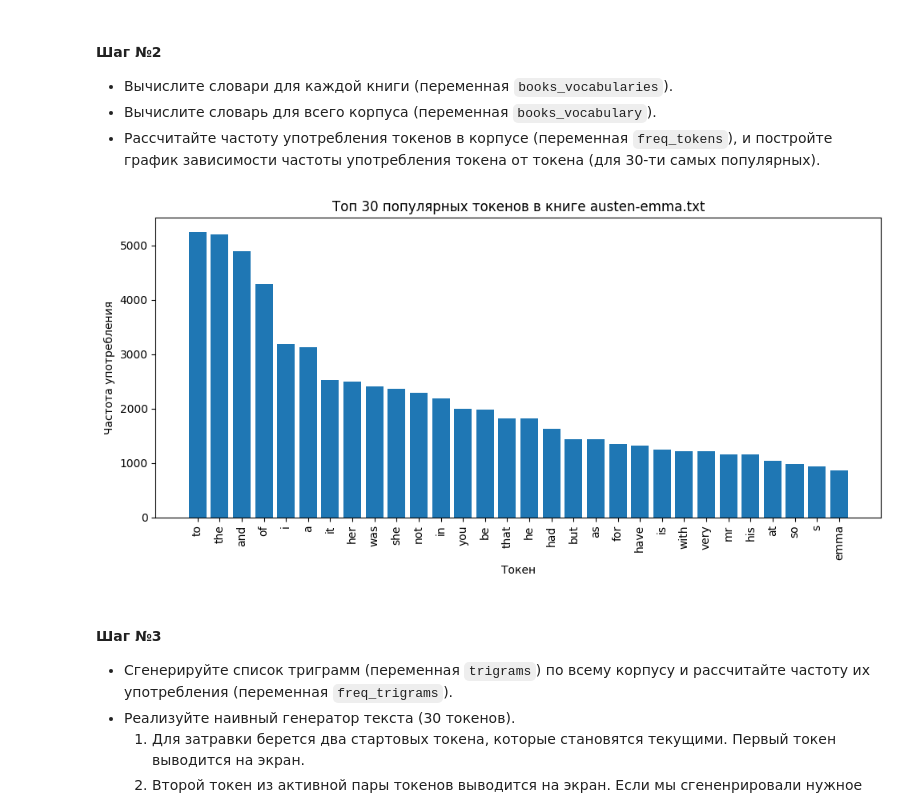
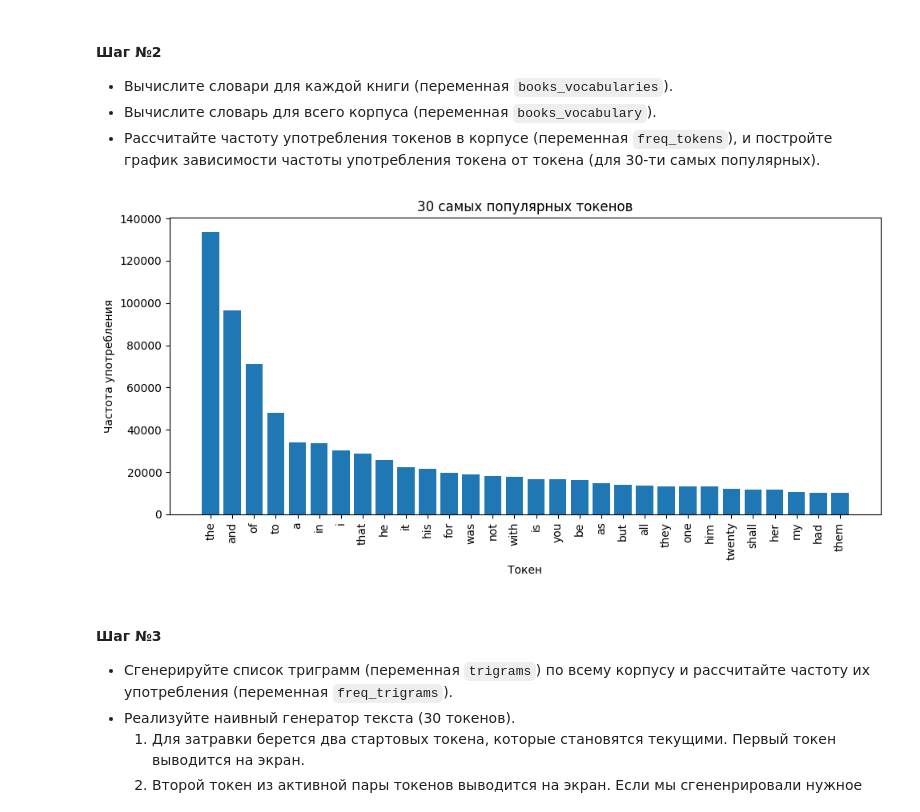
Before and after one commit to L1KASA/Computational-Linguistics-NLP, a Jupyter notebook: lab1/lab_1_6409_ТахмазоваАШ.ipynb, the cells around one changed output. Cells and saved outputs as stored; diff of their text form; code cells hidden in the pictures.

```diff
--- a/lab1/lab_1_6409_ТахмазоваАШ.ipynb
+++ b/lab1/lab_1_6409_ТахмазоваАШ.ipynb
@@ -68,11 +68,11 @@ for text in raw_texts:
     tokens = preprocess_text(text)
     books_tokens.append(tokens)
 
-print(books_tokens[0][0:30])
+#print(books_tokens[0][0:30])
 # Вывод данных о books_tokens
-#for i, book_tokens in enumerate(books_tokens):
-#    print(f"Книга {books[i]}:")
-#    print(book_tokens[:50])  # Выводим только первые 50 токенов для краткости
-#    print("Всего токенов:", len(book_tokens))
-#    print("=" * 50)
+for i, book_tokens in enumerate(books_tokens):
+    print(f"Книга {books[i]}:")
+    print(book_tokens[:50])  # Выводим только первые 50 токенов для краткости
+    print("Всего токенов:", len(book_tokens))
+    print("=" * 50)
 # %% [output]
@@ -86,45 +102,36 @@ print(books_tokens[0][0:30])
 # %%
 # Вычисление словарей для каждой книги
 books_vocabularies = [FreqDist(book_tokens) for book_tokens in books_tokens]
 
 # Вычисление словаря для всего корпуса
 all_tokens = []
 for book_tokens in books_tokens:
     for token in book_tokens:
         all_tokens.append(token)
 books_vocabulary = FreqDist(all_tokens)
 
-# Расчет частоты употребления токенов в корпусе
-total_tokens = len(all_tokens)
-freq_tokens = {token: freq / total_tokens for token, freq in books_vocabulary.items()}
+# Функция для вывода топ 30 популярных токенов для заданной книги
+def plot_top_tokens_for_book(books_voc):
+    title = '30 самых популярных токенов'
 
-# Функция для вывода топ 30 популярных токенов для заданной книги
-def plot_top_tokens_for_book(book_index=None):
-    if book_index is None:
-        tokens = all_tokens
-        title = '30 самых популярных токенов во всех книгах'
-    else:
-        tokens = books_tokens[book_index]
-        title = f'Топ 30 популярных токенов в книге {books[book_index]}'
-    fdist = FreqDist(tokens)
-    most_common_tokens = fdist.most_common(30)
+    most_common_tokens = books_voc.most_common(30)
 
     # Разделение списка кортежей на два списка
     tokens, frequencies = zip(*most_common_tokens)
 
     plt.figure(figsize=(10, 5))
     plt.bar(tokens, frequencies)
     plt.xlabel('Токен')
     plt.ylabel('Частота употребления')
     plt.title(title)
     plt.xticks(rotation=90)
     plt.tight_layout()
     plt.show()
 
 # Введите номер книги или оставьте пустым для вывода для всех книг
-plot_top_tokens_for_book(0)
+plot_top_tokens_for_book(books_vocabulary)
 # %% [output]
-[figure, old version]
+[figure, new version]
 # %% [markdown]
 #### Шаг №3
 * Сгенерируйте список триграмм (переменная `trigrams`) по всему корпусу и рассчитайте частоту их употребления (переменная `freq_trigrams`).
```
Also changed, not shown: parts of 3 cells of this notebook.
